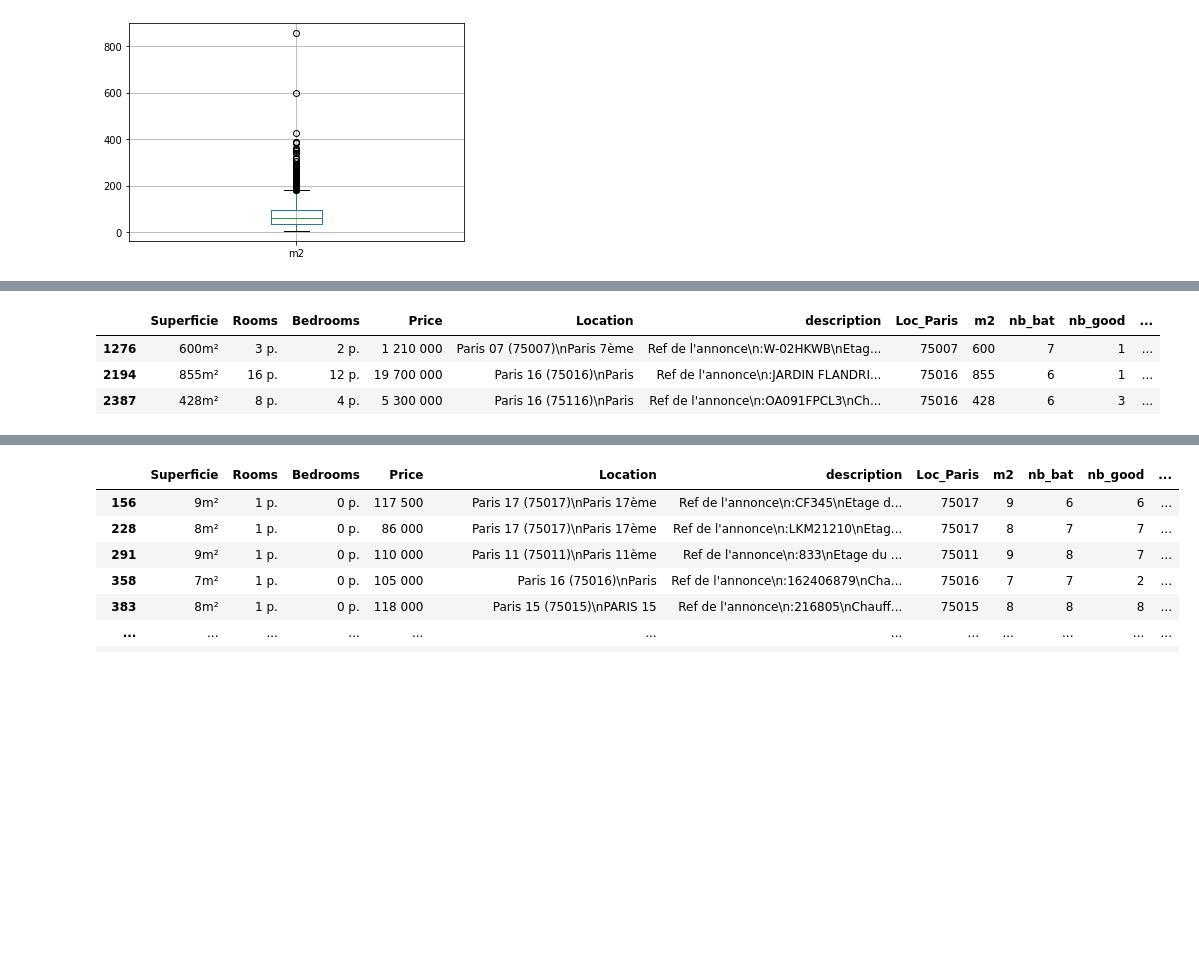
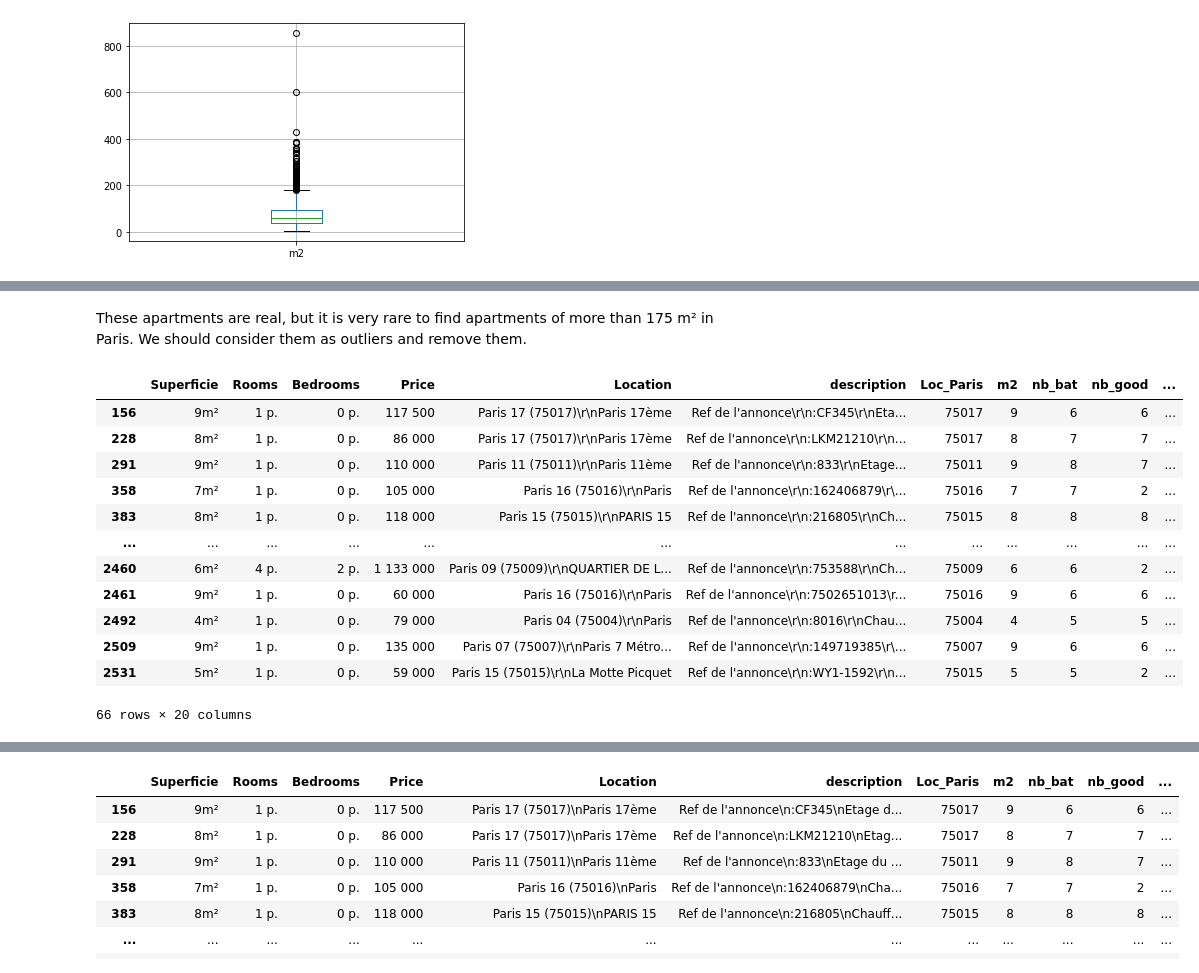
Before and after one commit to gaetanlop/Apartments_Paris, a Jupyter notebook: EDA 1-Copy1.ipynb, the cells around one changed output, grey strips where cells are left out. Saved outputs shown, nothing was run; the diff lists cells and outputs as text; code cells hidden in the pictures; blank space fills up the shorter version.

```diff
--- a/EDA 1-Copy1.ipynb
+++ b/EDA 1-Copy1.ipynb
@@ -98,6 +73,3 @@ df.describe()
 | 50% | 60.000000 | 6.000000 | 3.000000 | 1.000000 | 1.000000 | 0.000000 | 0.000000 | 0.000000 | ... |
 | 75% | 94.000000 | 7.000000 | 5.000000 | 1.000000 | 1.000000 | 0.000000 | 0.000000 | 0.000000 | ... |
 | max | 855.000000 | 33.000000 | 32.000000 | 10.000000 | 1.000000 | 1.000000 | 1.000000 | 1.000000 | ... |
-# %%
-#outlier detected. Indeed one apartment seem to be 4m². Let us explore it. let's drop it since such an apartment seems weird.
-df=df[~(df.m2==4)]
@@ -150,8 +128,21 @@ df.boxplot(column='m2')
+# %% [markdown]
+These apartments are real, but it is very rare to find apartments of more than 175 m² in Paris. We should consider them as outliers and remove them.
+# %%
+df=df[~(df.m2>175)]
 # %%
-# It seems that there are a lot of outliers. Let us check them.
-df[df.m2>400]
+#It seems that there are some apartments that are less than 10 meters. Let us check them.
+df[df.m2<10]
 # %% [output]
 |  | Superficie | Rooms | Bedrooms | Price | Location | description | Loc_Paris | m2 | nb_bat | nb_good | ... |
-| 1276 | 600m² | 3 p. | 2 p. | 1 210 000 | Paris 07 (75007)\nParis 7ème | Ref de l'annonce\n:W-02HKWB\nEtag... | 75007 | 600 | 7 | 1 | ... |
-| 2194 | 855m² | 16 p. | 12 p. | 19 700 000 | Paris 16 (75016)\nParis | Ref de l'annonce\n:JARDIN FLANDRI... | 75016 | 855 | 6 | 1 | ... |
-| 2387 | 428m² | 8 p. | 4 p. | 5 300 000 | Paris 16 (75116)\nParis | Ref de l'annonce\n:OA091FPCL3\nCh... | 75016 | 428 | 6 | 3 | ... |
+| 156 | 9m² | 1 p. | 0 p. | 117 500 | Paris 17 (75017)\r\nParis 17ème | Ref de l'annonce\r\n:CF345\r\nEta... | 75017 | 9 | 6 | 6 | ... |
+| 228 | 8m² | 1 p. | 0 p. | 86 000 | Paris 17 (75017)\r\nParis 17ème | Ref de l'annonce\r\n:LKM21210\r\n... | 75017 | 8 | 7 | 7 | ... |
+| 291 | 9m² | 1 p. | 0 p. | 110 000 | Paris 11 (75011)\r\nParis 11ème | Ref de l'annonce\r\n:833\r\nEtage... | 75011 | 9 | 8 | 7 | ... |
+| 358 | 7m² | 1 p. | 0 p. | 105 000 | Paris 16 (75016)\r\nParis | Ref de l'annonce\r\n:162406879\r\... | 75016 | 7 | 7 | 2 | ... |
+| 383 | 8m² | 1 p. | 0 p. | 118 000 | Paris 15 (75015)\r\nPARIS 15 | Ref de l'annonce\r\n:216805\r\nCh... | 75015 | 8 | 8 | 8 | ... |
+| ... | ... | ... | ... | ... | ... | ... | ... | ... | ... | ... | ... |
+| 2460 | 6m² | 4 p. | 2 p. | 1 133 000 | Paris 09 (75009)\r\nQUARTIER DE L... | Ref de l'annonce\r\n:753588\r\nCh... | 75009 | 6 | 6 | 2 | ... |
+| 2461 | 9m² | 1 p. | 0 p. | 60 000 | Paris 16 (75016)\r\nParis | Ref de l'annonce\r\n:7502651013\r... | 75016 | 9 | 6 | 6 | ... |
+| 2492 | 4m² | 1 p. | 0 p. | 79 000 | Paris 04 (75004)\r\nParis | Ref de l'annonce\r\n:8016\r\nChau... | 75004 | 4 | 5 | 5 | ... |
+| 2509 | 9m² | 1 p. | 0 p. | 135 000 | Paris 07 (75007)\r\nParis 7 Métro... | Ref de l'annonce\r\n:149719385\r\... | 75007 | 9 | 6 | 6 | ... |
+| 2531 | 5m² | 1 p. | 0 p. | 59 000 | Paris 15 (75015)\r\nLa Motte Picquet | Ref de l'annonce\r\n:WY1-1592\r\n... | 75015 | 5 | 5 | 2 | ... |
+66 rows × 20 columns
```
Also changed, not shown: parts of 20 cells of this notebook.
